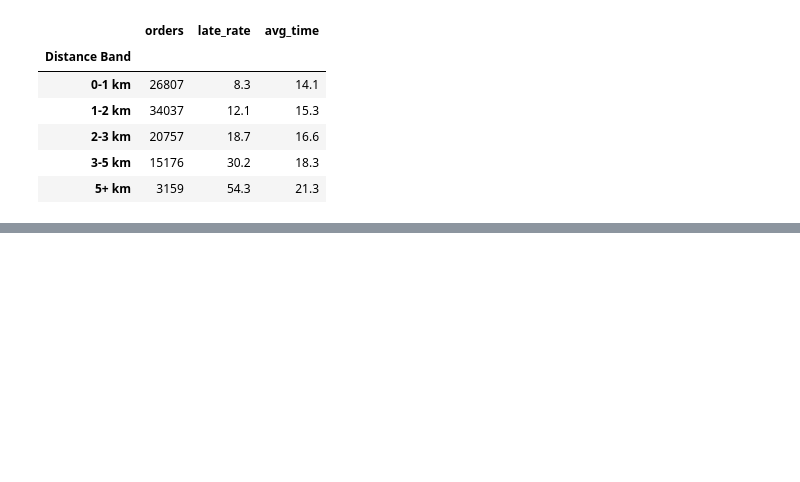
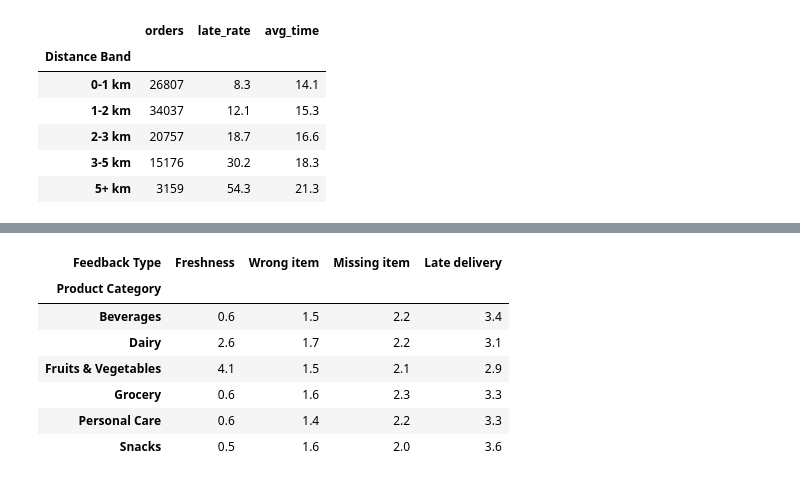
Before and after one commit to prajwal-sv/Quick-Commerce-Delivery-Analysis, a Jupyter notebook: notebooks/03_eda.ipynb, the cells around one changed output, grey strips where cells are left out. Cells and saved outputs as stored; diff of their text form; code cells hidden in the pictures; blank space fills up the shorter version.

```diff
--- a/notebooks/03_eda.ipynb
+++ b/notebooks/03_eda.ipynb
@@ -192,0 +420,12 @@ dist.round(1)
+# %%
+ct = pd.crosstab(df["Product Category"], df["Feedback Type"], normalize="index") * 100
+ct[["Freshness", "Wrong item", "Missing item", "Late delivery"]].round(1)
+# %% [output]
+| Feedback Type | Freshness | Wrong item | Missing item | Late delivery |
+| Product Category |  |  |  |  |
+| Beverages | 0.6 | 1.5 | 2.2 | 3.4 |
+| Dairy | 2.6 | 1.7 | 2.2 | 3.1 |
+| Fruits & Vegetables | 4.1 | 1.5 | 2.1 | 2.9 |
+| Grocery | 0.6 | 1.6 | 2.3 | 3.3 |
+| Personal Care | 0.6 | 1.4 | 2.2 | 3.3 |
+| Snacks | 0.5 | 1.6 | 2.0 | 3.6 |
```
Also changed, not shown: parts of 14 cells of this notebook, 1 other file.
